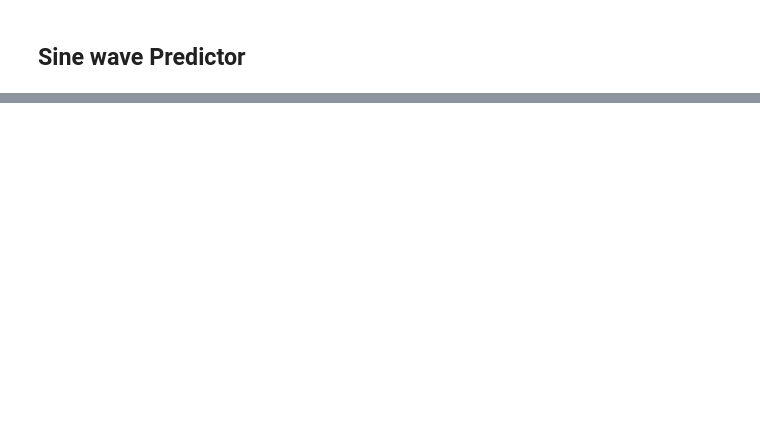
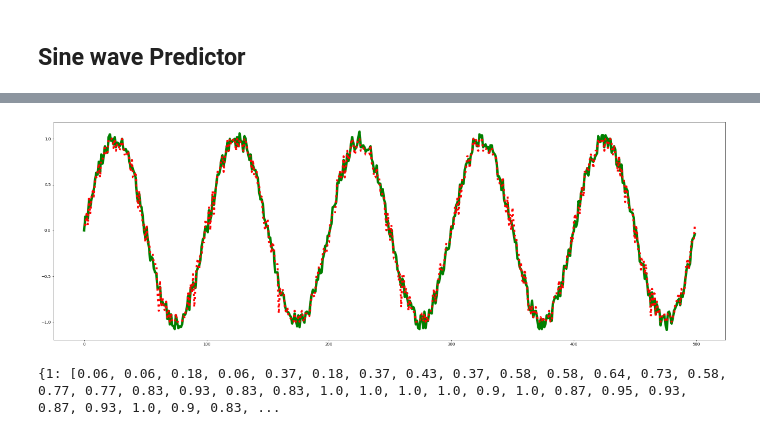
Before and after one commit to StudioIdenticalTwins/HTM-Beginners-Notebook, a Jupyter notebook: chapter-6/htm-beginners-book-6-3-4.ipynb, the cells around one changed output, grey strips where cells are left out. Cells and saved outputs as stored; diff of their text form; code cells hidden in the pictures; blank space fills up the shorter version.

```diff
--- a/chapter-6/htm-beginners-book-6-3-4.ipynb
+++ b/chapter-6/htm-beginners-book-6-3-4.ipynb
@@ -84,0 +85,34 @@ print(predictions)
+# %%
+import random
+rows = 500
+seq =[]
+predictions = {1: []}
+for i in range(rows):
+    angle = (i * math.pi) / 50.0
+    sine_value = math.sin(angle)
+    noise_value = sine_value+random.uniform(-1, 1)*000.1
+    seq.append(round(noise_value,2))
+
+    inputSDR = enc.encode(seq[i])
+    sp.compute(inputSDR, True, activeSDR)
+
+    tm.compute( activeSDR, learn=False)
+
+    pdf = predictor.infer( tm.getActiveCells() )
+    print(pdf[1])
+    if pdf[1]:
+        predictions[1].append( round(np.argmax( pdf[1] ) * resolution + minimum, 2) )
+    else:
+        predictions[1].append(float("nan"))
+
+    clear_output(wait = True)
+    plt.cla
+    plot = plt.figure(figsize=(30,10),dpi=50)
+    plt.plot(seq, color='green', linestyle = "solid", linewidth = 6.0)
+    plt.plot(predictions[1], color='red', linestyle = "dotted", linewidth = 5.0)
+    plt.show()
+
+print(predictions)
+# %% [output]
+[figure, added]
+{1: [0.06, 0.06, 0.18, 0.06, 0.37, 0.18, 0.37, 0.43, 0.37, 0.58, 0.58, 0.64, 0.73, 0.58, 0.77, 0.77, 0.83, 0.93, 0.83, 0.83, 1.0, 1.0, 1.0, 1.0, 0.9, 1.0, 0.87, 0.95, 0.93, 0.87, 0.93, 1.0, 0.9, 0.83, ...
```
Also changed, not shown: parts of 1 cell of this notebook, 12 other files.
